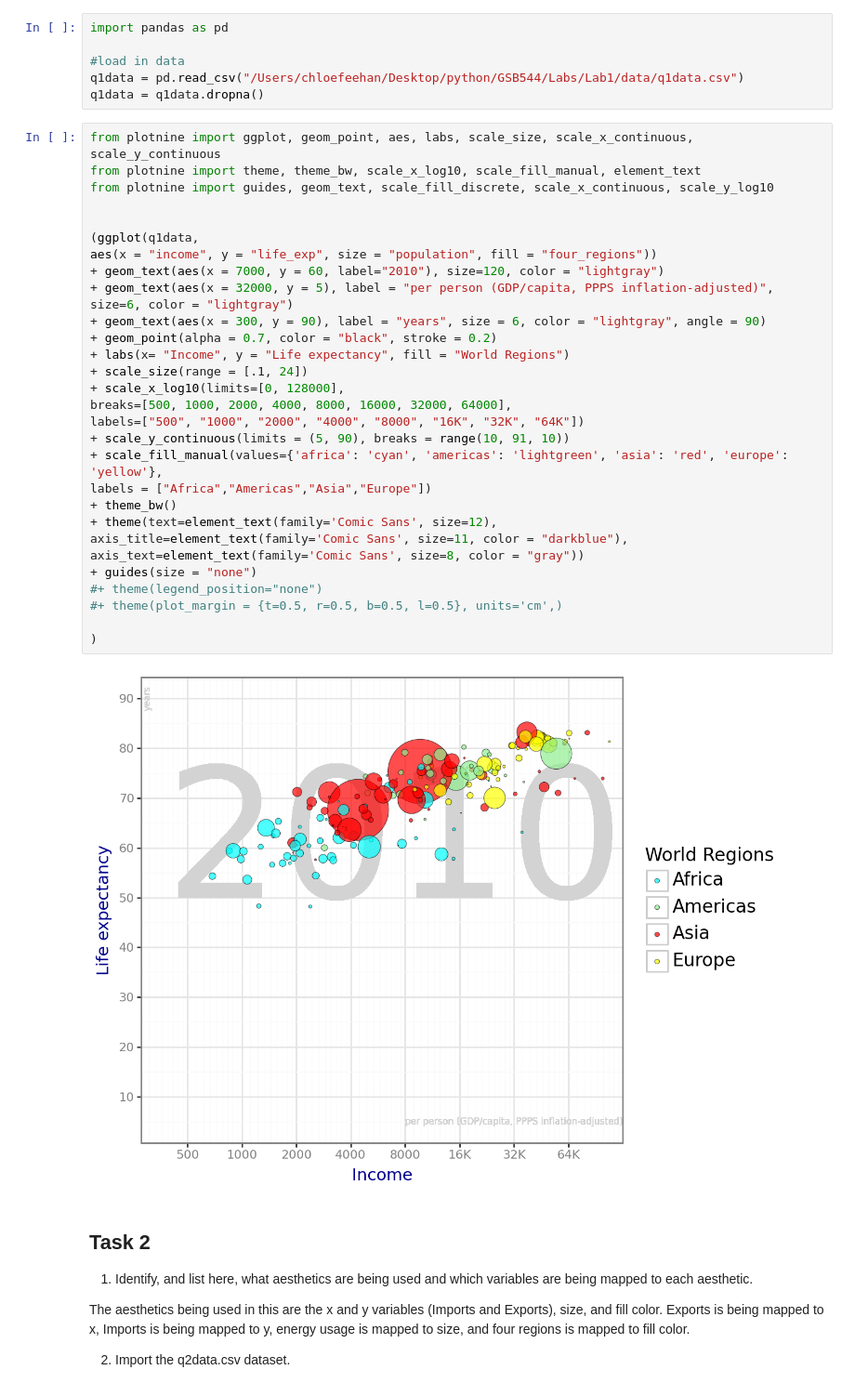
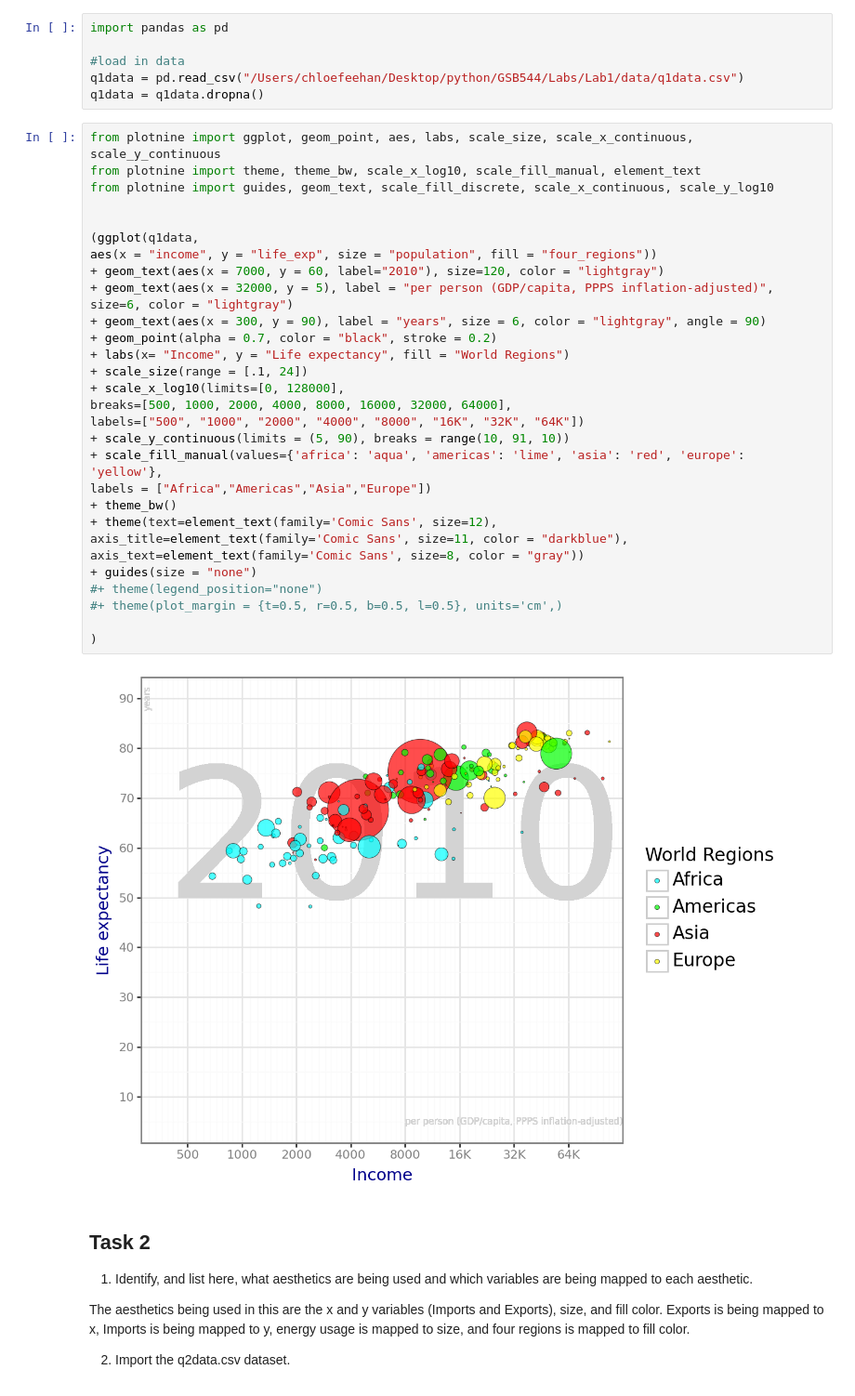
Before and after one commit to chloefeehan/GSB544, a Jupyter notebook: Labs/Lab1/Lab1.ipynb, the cells around one changed output. Shown at 93% size. Cells and saved outputs as stored; diff of their text form.

```diff
--- a/Labs/Lab1/Lab1.ipynb
+++ b/Labs/Lab1/Lab1.ipynb
@@ -19,35 +19,35 @@ q1data = q1data.dropna()
 # %%
 from plotnine import ggplot, geom_point, aes, labs, scale_size, scale_x_continuous, scale_y_continuous
 from plotnine import theme, theme_bw, scale_x_log10, scale_fill_manual, element_text
 from plotnine import guides, geom_text, scale_fill_discrete, scale_x_continuous, scale_y_log10
 
 
 (ggplot(q1data,
 aes(x = "income", y = "life_exp", size = "population", fill = "four_regions"))
 + geom_text(aes(x = 7000, y = 60, label="2010"), size=120, color = "lightgray")
 + geom_text(aes(x = 32000, y = 5), label = "per person (GDP/capita, PPPS inflation-adjusted)",
 size=6, color = "lightgray")
 + geom_text(aes(x = 300, y = 90), label = "years", size = 6, color = "lightgray", angle = 90)
 + geom_point(alpha = 0.7, color = "black", stroke = 0.2)
 + labs(x= "Income", y = "Life expectancy", fill = "World Regions")
 + scale_size(range = [.1, 24])
 + scale_x_log10(limits=[0, 128000],
 breaks=[500, 1000, 2000, 4000, 8000, 16000, 32000, 64000],
 labels=["500", "1000", "2000", "4000", "8000", "16K", "32K", "64K"])
 + scale_y_continuous(limits = (5, 90), breaks = range(10, 91, 10))
-+ scale_fill_manual(values={'africa': 'cyan', 'americas': 'lightgreen', 'asia': 'red', 'europe': 'yellow'},
++ scale_fill_manual(values={'africa': 'aqua', 'americas': 'lime', 'asia': 'red', 'europe': 'yellow'},
 labels = ["Africa","Americas","Asia","Europe"])
 + theme_bw()
 + theme(text=element_text(family='Comic Sans', size=12),
 axis_title=element_text(family='Comic Sans', size=11, color = "darkblue"),
 axis_text=element_text(family='Comic Sans', size=8, color = "gray"))
 + guides(size = "none")
 #+ theme(legend_position="none")
 #+ theme(plot_margin = {t=0.5, r=0.5, b=0.5, l=0.5}, units='cm',)
 
 )
 # %% [output]
-[figure, old version]
+[figure, new version]
 # %% [markdown]
 ## Task 2
 
```
Also changed, not shown: parts of 2 cells of this notebook, 5 other files.
